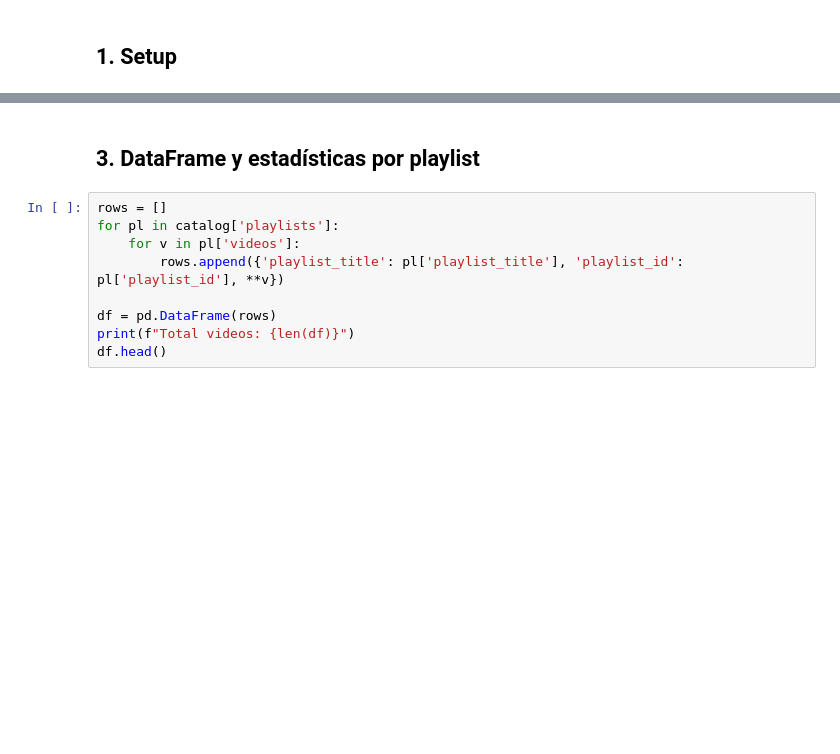
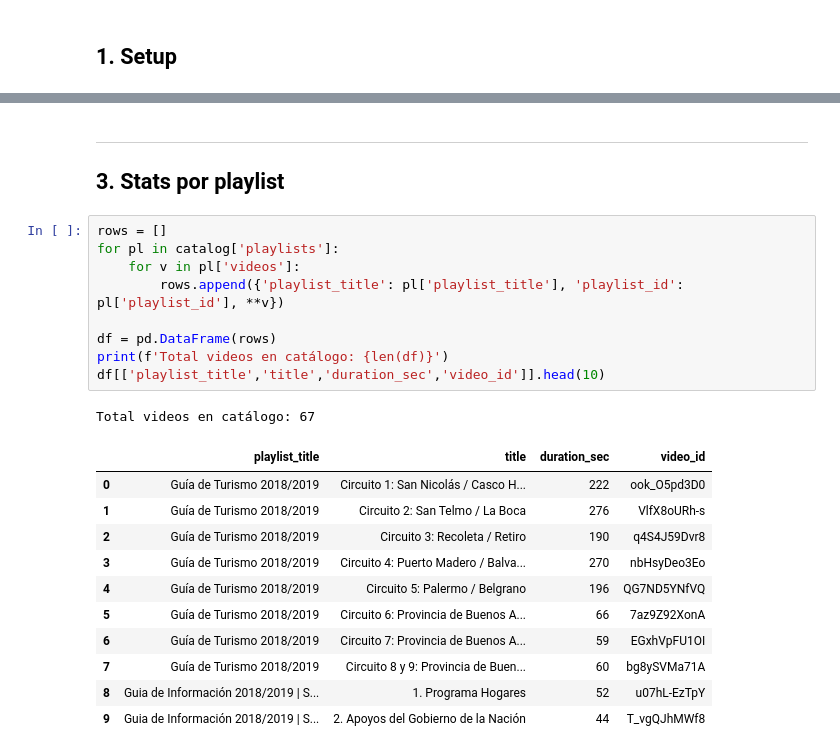
Before and after one commit to dipaolme/lsa-dataset-toolkit, a Jupyter notebook: notebooks/explore_channel.ipynb, the cells around one changed output, grey strips where cells are left out. Saved outputs shown, nothing was run; the diff lists cells and outputs as text; blank space fills up the shorter version.

```diff
--- a/notebooks/explore_channel.ipynb
+++ b/notebooks/explore_channel.ipynb
@@ -56,12 +111,26 @@ print(f"\nCatálogo generado: {len(catalog['playlists'])} playlists")
 # %% [markdown]
-## 3. DataFrame y estadísticas por playlist
+---
+## 3. Stats por playlist
 # %%
 rows = []
 for pl in catalog['playlists']:
     for v in pl['videos']:
         rows.append({'playlist_title': pl['playlist_title'], 'playlist_id': pl['playlist_id'], **v})
 
 df = pd.DataFrame(rows)
-print(f"Total videos: {len(df)}")
-df.head()
+print(f'Total videos en catálogo: {len(df)}')
+df[['playlist_title','title','duration_sec','video_id']].head(10)
+# %% [output]
+Total videos en catálogo: 67
+|  | playlist_title | title | duration_sec | video_id |
+| 0 | Guía de Turismo 2018/2019 | Circuito 1: San Nicolás / Casco H... | 222 | ook_O5pd3D0 |
+| 1 | Guía de Turismo 2018/2019 | Circuito 2: San Telmo / La Boca | 276 | VlfX8oURh-s |
+| 2 | Guía de Turismo 2018/2019 | Circuito 3: Recoleta / Retiro | 190 | q4S4J59Dvr8 |
+| 3 | Guía de Turismo 2018/2019 | Circuito 4: Puerto Madero / Balva... | 270 | nbHsyDeo3Eo |
+| 4 | Guía de Turismo 2018/2019 | Circuito 5: Palermo / Belgrano | 196 | QG7ND5YNfVQ |
+| 5 | Guía de Turismo 2018/2019 | Circuito 6: Provincia de Buenos A... | 66 | 7az9Z92XonA |
+| 6 | Guía de Turismo 2018/2019 | Circuito 7: Provincia de Buenos A... | 59 | EGxhVpFU1OI |
+| 7 | Guía de Turismo 2018/2019 | Circuito 8 y 9: Provincia de Buen... | 60 | bg8ySVMa71A |
+| 8 | Guia de Información 2018/2019 | S... | 1. Programa Hogares | 52 | u07hL-EzTpY |
+| 9 | Guia de Información 2018/2019 | S... | 2. Apoyos del Gobierno de la Nación | 44 | T_vgQJhMWf8 |
 # %%
```
Also changed, not shown: parts of 24 cells of this notebook, 10 other files.
